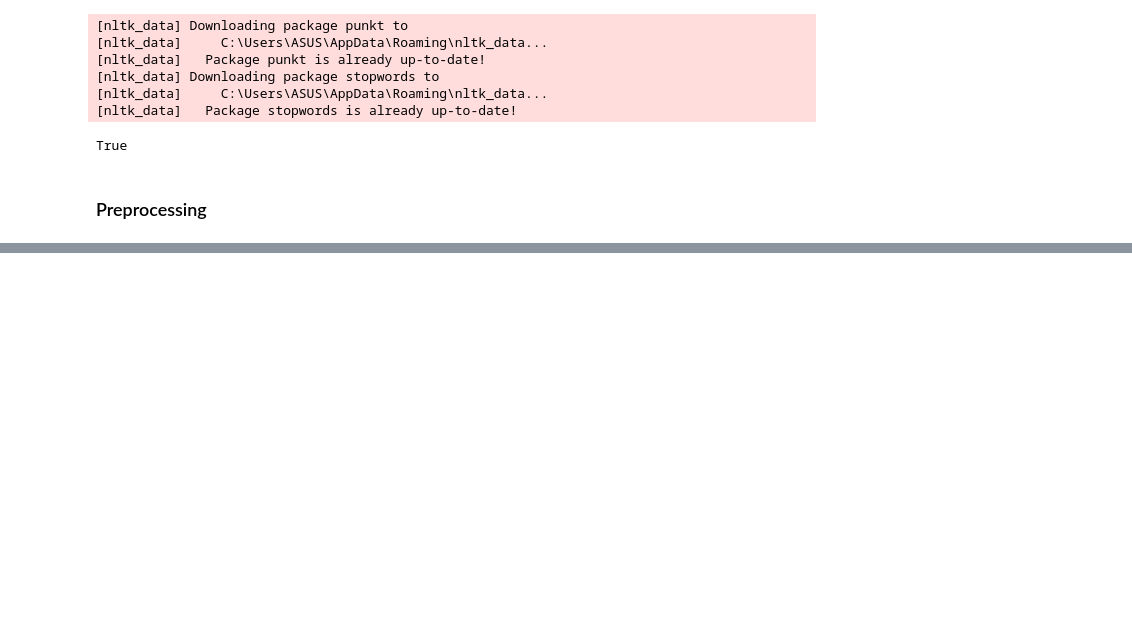
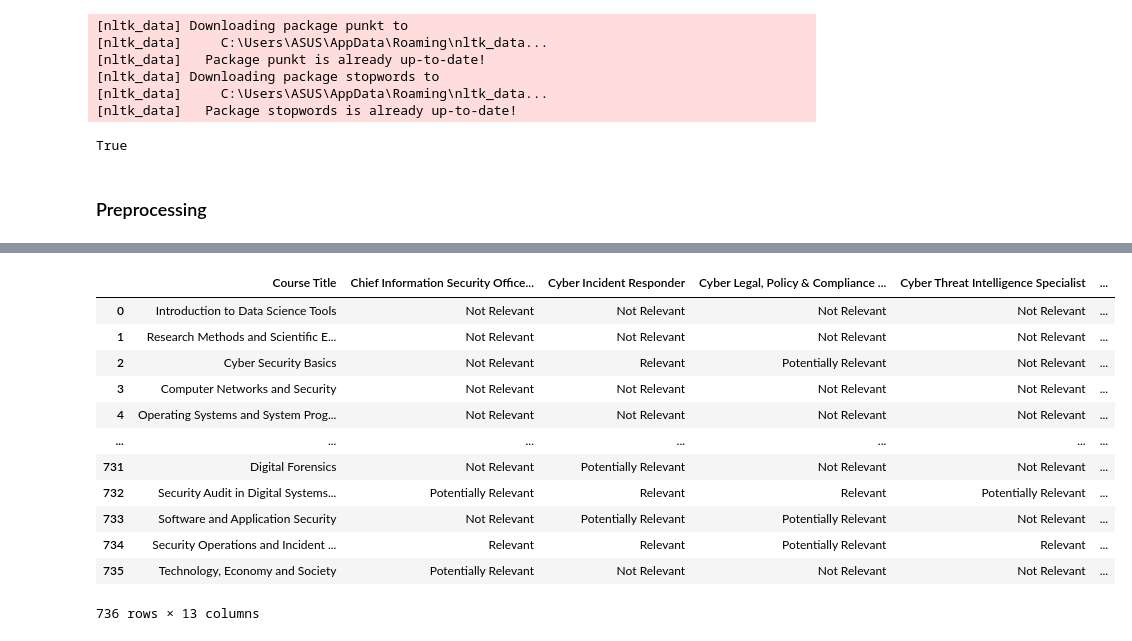
Before and after one commit to enzeeeh/ds-project, a Jupyter notebook: ds-lab2/main/main.ipynb, the cells around one changed output, grey strips where cells are left out. Saved outputs shown, nothing was run; the diff lists cells and outputs as text; code cells hidden in the pictures; blank space fills up the shorter version.

```diff
--- a/ds-lab2/main/main.ipynb
+++ b/ds-lab2/main/main.ipynb
@@ -220,2 +226,48 @@ similarity_df
 # Save the DataFrame to an Excel file
 similarity_df.to_excel('course_skill_role_similarity_scores.xlsx')
+# %%
+# Define thresholds for relevance
+relevance_threshold = 0.50
+potential_threshold = 0.40
+
+# Create a DataFrame for the similarity scores
+similarity_df = pd.DataFrame(
+    similarity_matrix,
+    # index=course_titles,  # Use course titles as the index
+    columns=skill_role_names  # Use skill role names as the columns
+)
+
+# Convert similarity scores to 'Relevant', 'Potentially Relevant', or 'Not Relevant'
+def categorize_similarity(score):
+    if score > relevance_threshold:
+        return "Relevant"
+    elif score > potential_threshold:
+        return "Potentially Relevant"
+    else:
+        return "Not Relevant"
+
+# Apply the categorization function to the similarity matrix
+categorized_df = similarity_df.applymap(categorize_similarity)
+
+# Add the course titles as a separate column for clarity
+categorized_df['Course Title'] = course_titles
+
+# Move 'Course Title' to the front of the DataFrame
+categorized_df = categorized_df[['Course Title'] + categorized_df.columns[:-1].tolist()]
+
+# Display the DataFrame
+categorized_df
+# %% [output]
+|  | Course Title | Chief Information Security Office... | Cyber Incident Responder | Cyber Legal, Policy & Compliance ... | Cyber Threat Intelligence Specialist | ... |
+| 0 | Introduction to Data Science Tools | Not Relevant | Not Relevant | Not Relevant | Not Relevant | ... |
+| 1 | Research Methods and Scientific E... | Not Relevant | Not Relevant | Not Relevant | Not Relevant | ... |
+| 2 | Cyber Security Basics | Not Relevant | Relevant | Potentially Relevant | Not Relevant | ... |
+| 3 | Computer Networks and Security | Not Relevant | Not Relevant | Not Relevant | Not Relevant | ... |
+| 4 | Operating Systems and System Prog... | Not Relevant | Not Relevant | Not Relevant | Not Relevant | ... |
+| ... | ... | ... | ... | ... | ... | ... |
+| 731 | Digital Forensics | Not Relevant | Potentially Relevant | Not Relevant | Not Relevant | ... |
+| 732 | Security Audit in Digital Systems... | Potentially Relevant | Relevant | Relevant | Potentially Relevant | ... |
+| 733 | Software and Application Security | Not Relevant | Potentially Relevant | Potentially Relevant | Not Relevant | ... |
+| 734 | Security Operations and Incident ... | Relevant | Relevant | Potentially Relevant | Relevant | ... |
+| 735 | Technology, Economy and Society | Potentially Relevant | Not Relevant | Not Relevant | Not Relevant | ... |
+736 rows × 13 columns
```
Also changed, not shown: parts of 6 cells of this notebook, 12 other files.
